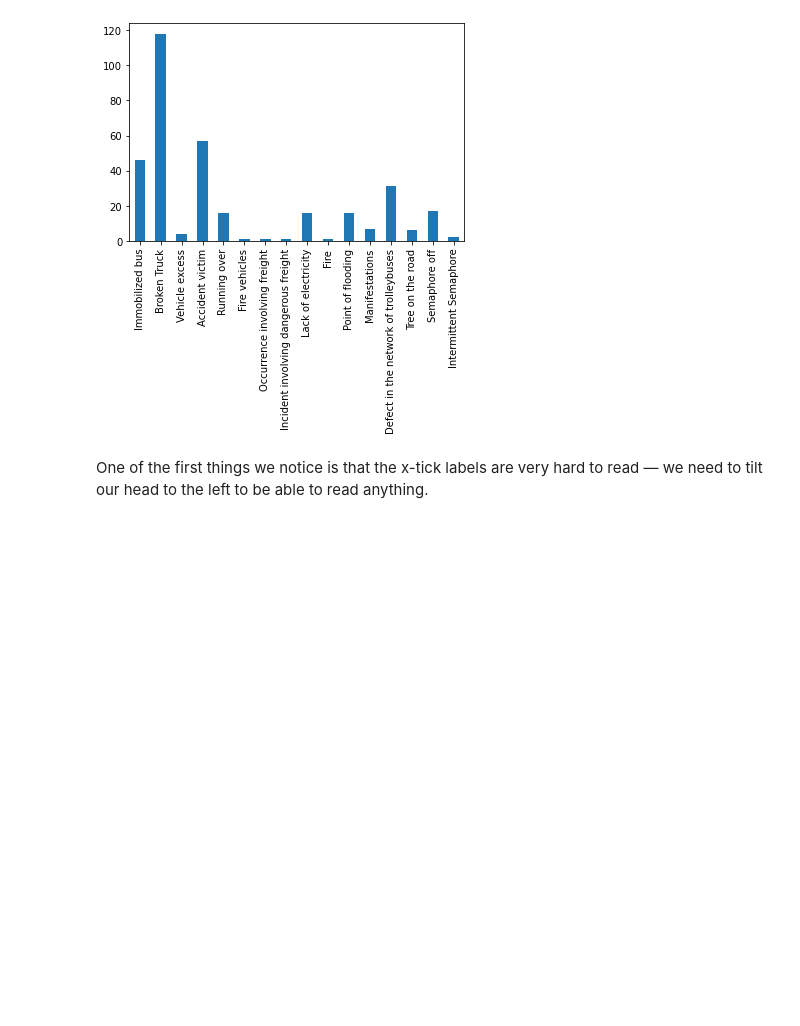
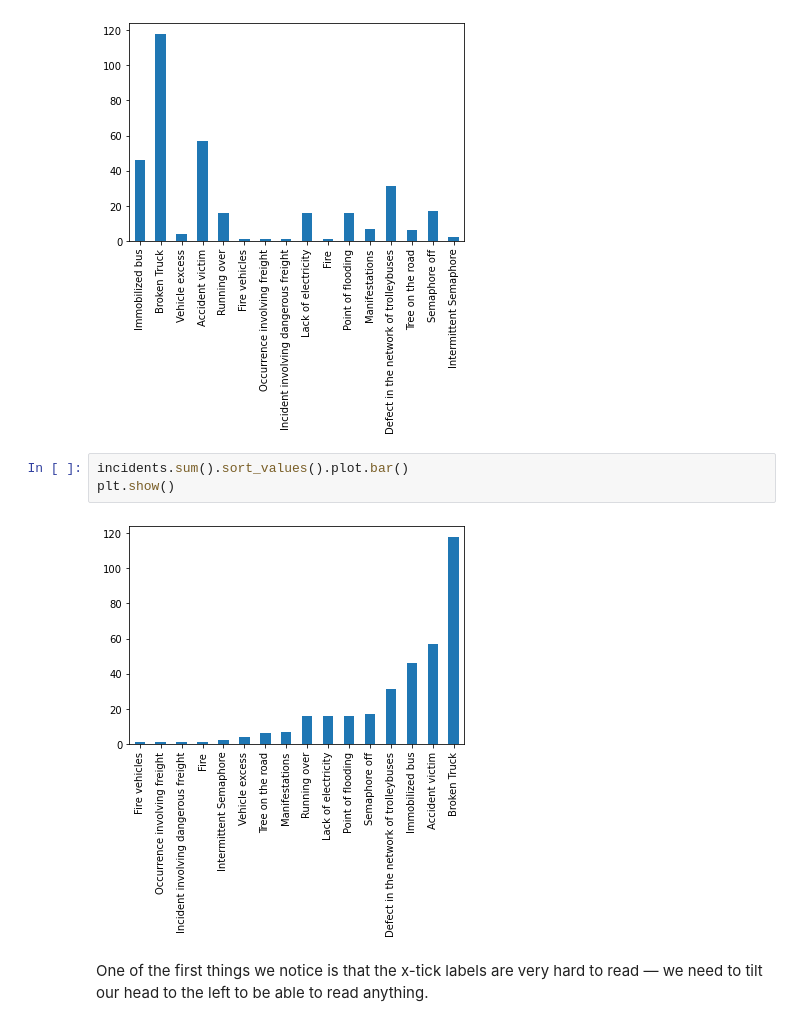
Before and after one commit to rafaeltorrese/data-science-lecture, a Jupyter notebook: 02_data-analysis-viz/02_data_visualization_fundamentals/04_pandas_visualizations_and_grid_charts/pandas_visualizations_and_grid_charts.ipynb, the cells around one changed output. Saved outputs shown, nothing was run; the diff lists cells and outputs as text; blank space fills up the shorter version.

```diff
--- a/02_data-analysis-viz/02_data_visualization_fundamentals/04_pandas_visualizations_and_grid_charts/pandas_visualizations_and_grid_charts.ipynb
+++ b/02_data-analysis-viz/02_data_visualization_fundamentals/04_pandas_visualizations_and_grid_charts/pandas_visualizations_and_grid_charts.ipynb
@@ -187,6 +380,11 @@ incidents.sum().plot.bar()
 plt.show()
 # %% [output]
 [figure]
+# %%
+incidents.sum().sort_values().plot.bar()
+plt.show()
+# %% [output]
+[figure, added]
 # %% [markdown]
 <p>One of the first things we notice is that the x-tick labels are very hard to read — we need to tilt our head to the left to be able to read anything.</p>
 # %% [markdown]
```
Also changed, not shown: parts of 59 cells of this notebook, 8 other files.
